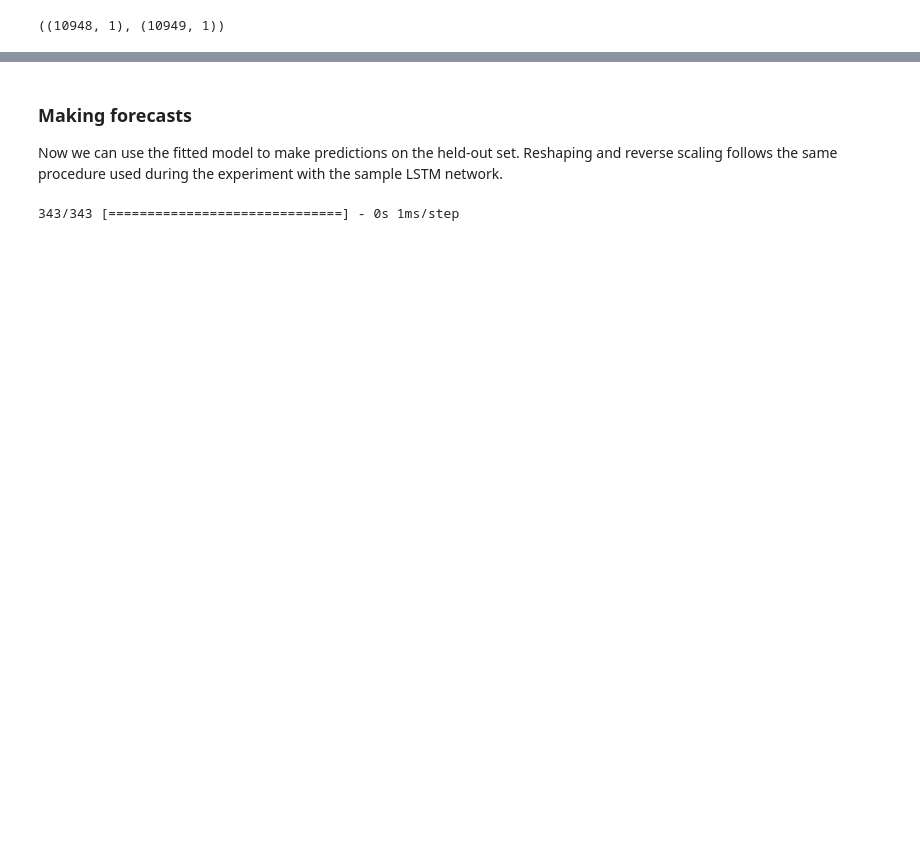
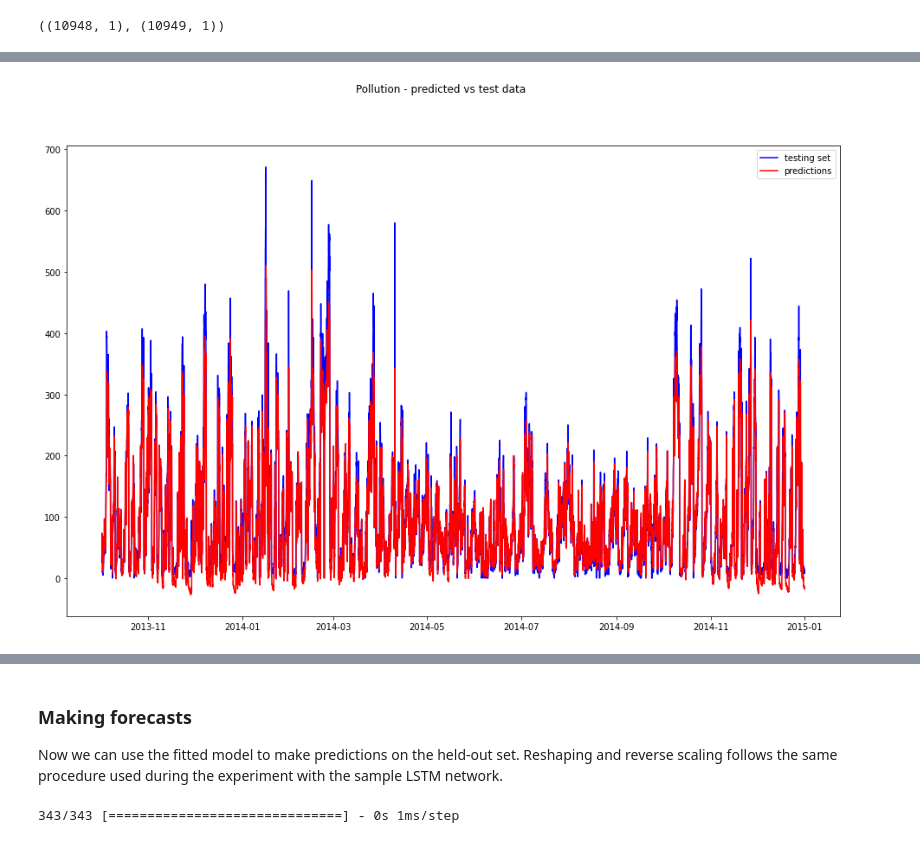
Before and after one commit to giuliots95/Time_series_forecast_with_LSTM_network, a Jupyter notebook: Pollution_time_series_forecast.ipynb, the cells around one changed output, grey strips where cells are left out. Drawn from its saved outputs; the diff is of its cells as text; code cells hidden in the pictures; blank space fills up the shorter version.

```diff
--- a/Pollution_time_series_forecast.ipynb
+++ b/Pollution_time_series_forecast.ipynb
@@ -721,0 +642,13 @@ Epoch 18/300
+# %%
+bayesian_tuner = BayesianOptimization(
+                    hypermodel = custom_HyperModel(),
+                    objective = "val_loss",
+                    max_trials = 120,
+                    num_initial_points = 12,
+                    alpha = 0.0001, # represents the expected amount of noise in the observed performances in Bayesian optimization.
+                    beta = 2.6, #  the balancing factor of exploration and exploitation. The larger it is, the more explorative it is
+                    hyperparameters = hp,
+                    **{"tuner_id" : "BayesianOptimization",
+                      "overwrite" : True,
+                      "project_name" : "bayesian_optimization"}
+                    )
@@ -721,0 +673,3 @@ Epoch 18/300
+# %%
+bayesian_best_hps = bayesian_tuner.get_best_hyperparameters()[0]
+bayesian_best_model = bayesian_tuner.hypermodel.build(bayesian_best_hps)
@@ -721,0 +692,12 @@ Epoch 18/300
+# %%
+bayesian_best_model.fit(X_train_reframed, Y_train[1:],
+                       epochs = 300,
+                       shuffle = False,
+                       steps_per_epoch = None,
+                       validation_split = 0,
+                       batch_size = bayesian_best_hps["batch_size"],
+                       callbacks = [EarlyStopping(monitor = "loss", verbose = 0, patience = 3, min_delta = 1e-5, restore_best_weights = True),
+                                      History()],
+                       verbose = 1,
+                       use_multiprocessing = True
+                      )
@@ -721,0 +723,4 @@ Epoch 18/300
+# %%
+Y_predicted_reframed = bayesian_best_model.predict(X_test_reframed)
+
+Y_predicted = Y_predicted_reframed.reshape(Y_predicted_reframed.shape[0], Y_predicted_reframed.shape[1])
@@ -721,0 +729,5 @@ Epoch 18/300
+# %%
+plot_results(scaler_Y.inverse_transform(Y_test.values), scaler_Y.inverse_transform(Y_predicted),
+             index = Y_test.index, title = "Pollution - predicted vs test data")
+# %% [output]
+[figure, added]
```
Also changed, not shown: parts of 87 cells of this notebook.
